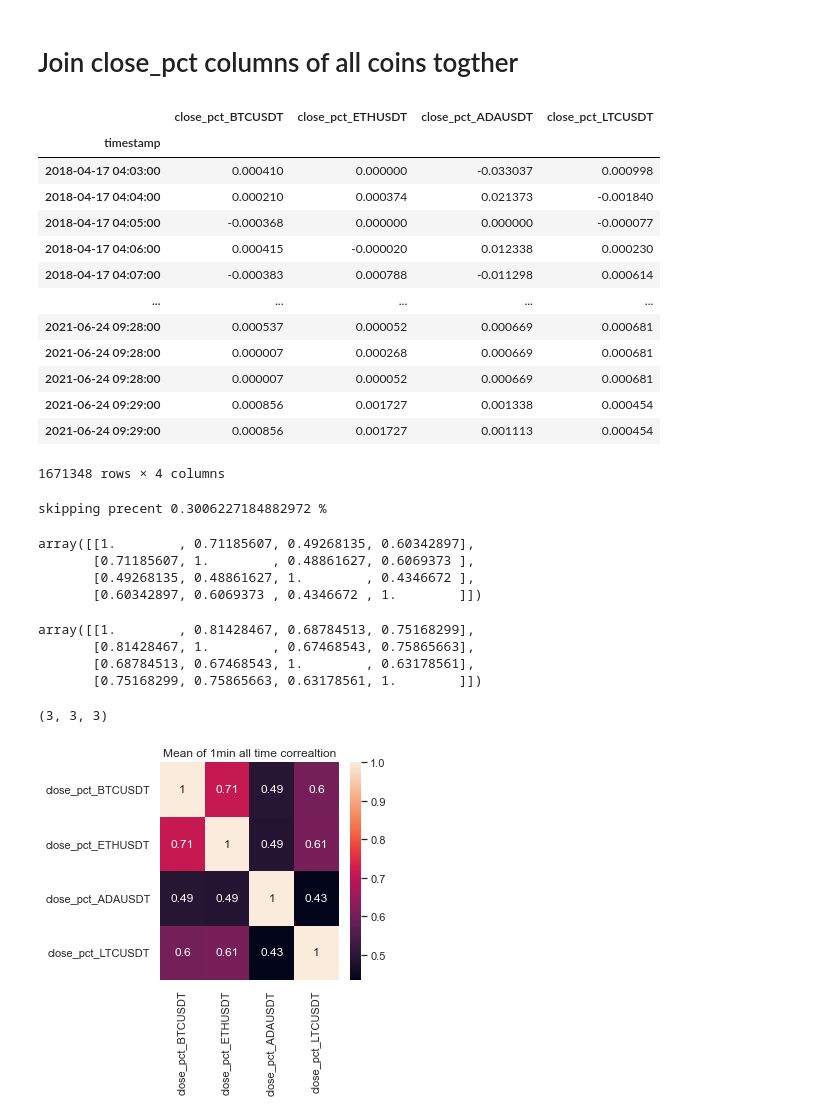
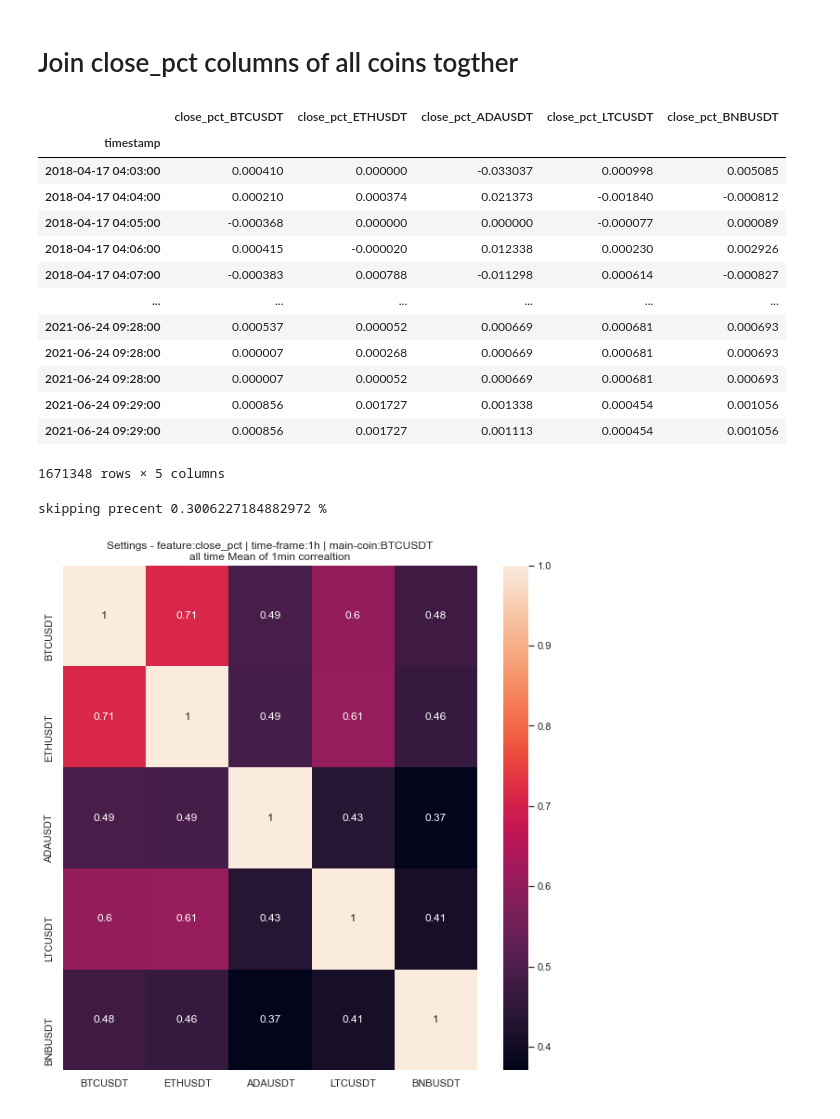
Before and after one commit to guyvandam/3rdYearResearchProject, a Jupyter notebook: correlation_research.ipynb, the cells around one changed output. Cells and saved outputs as stored; diff of their text form; code cells hidden in the pictures.

Commit message:
all time data we have compared to btc.

```diff
--- a/correlation_research.ipynb
+++ b/correlation_research.ipynb
@@ -11,7 +11,7 @@ import seaborn as sn
 # %%
 data_manager = DataManager()
 # %%
-coin_symbol_list = ["BTCUSDT", "ETHUSDT", "ADAUSDT", "LTCUSDT"]
+coin_symbol_list = ["BTCUSDT", "ETHUSDT", "ADAUSDT", "LTCUSDT", "BNBUSDT", "XRPUSDT"]
 feature = "close_pct"
 kline_size = "1h"
 main_coin_symbol = "BTCUSDT"
@@ -34,20 +34,20 @@ df.set_index("timestamp", inplace=True)
 # %%
 df
 # %% [output]
-|  | close_pct_BTCUSDT | close_pct_ETHUSDT | close_pct_ADAUSDT | close_pct_LTCUSDT |
-| timestamp |  |  |  |  |
-| 2018-04-17 04:03:00 | 0.000410 | 0.000000 | -0.033037 | 0.000998 |
-| 2018-04-17 04:04:00 | 0.000210 | 0.000374 | 0.021373 | -0.001840 |
-| 2018-04-17 04:05:00 | -0.000368 | 0.000000 | 0.000000 | -0.000077 |
-| 2018-04-17 04:06:00 | 0.000415 | -0.000020 | 0.012338 | 0.000230 |
-| 2018-04-17 04:07:00 | -0.000383 | 0.000788 | -0.011298 | 0.000614 |
-| ... | ... | ... | ... | ... |
-| 2021-06-24 09:28:00 | 0.000537 | 0.000052 | 0.000669 | 0.000681 |
-| 2021-06-24 09:28:00 | 0.000007 | 0.000268 | 0.000669 | 0.000681 |
-| 2021-06-24 09:28:00 | 0.000007 | 0.000052 | 0.000669 | 0.000681 |
-| 2021-06-24 09:29:00 | 0.000856 | 0.001727 | 0.001338 | 0.000454 |
-| 2021-06-24 09:29:00 | 0.000856 | 0.001727 | 0.001113 | 0.000454 |
+|  | close_pct_BTCUSDT | close_pct_ETHUSDT | close_pct_ADAUSDT | close_pct_LTCUSDT | close_pct_BNBUSDT |
+| timestamp |  |  |  |  |  |
+| 2018-04-17 04:03:00 | 0.000410 | 0.000000 | -0.033037 | 0.000998 | 0.005085 |
+| 2018-04-17 04:04:00 | 0.000210 | 0.000374 | 0.021373 | -0.001840 | -0.000812 |
+| 2018-04-17 04:05:00 | -0.000368 | 0.000000 | 0.000000 | -0.000077 | 0.000089 |
+| 2018-04-17 04:06:00 | 0.000415 | -0.000020 | 0.012338 | 0.000230 | 0.002926 |
+| 2018-04-17 04:07:00 | -0.000383 | 0.000788 | -0.011298 | 0.000614 | -0.000827 |
+| ... | ... | ... | ... | ... | ... |
+| 2021-06-24 09:28:00 | 0.000537 | 0.000052 | 0.000669 | 0.000681 | 0.000693 |
+| 2021-06-24 09:28:00 | 0.000007 | 0.000268 | 0.000669 | 0.000681 | 0.000693 |
+| 2021-06-24 09:28:00 | 0.000007 | 0.000052 | 0.000669 | 0.000681 | 0.000693 |
+| 2021-06-24 09:29:00 | 0.000856 | 0.001727 | 0.001338 | 0.000454 | 0.001056 |
+| 2021-06-24 09:29:00 | 0.000856 | 0.001727 | 0.001113 | 0.000454 | 0.001056 |
-1671348 rows × 4 columns
+1671348 rows × 5 columns
 # %%
 resampled_list = list(df.resample(rule="1h"))
 alltime_correlation_matrix_list, abnormal_correlation_matrix_list = [],[]
@@ -74,33 +74,17 @@ alltime_correlation_matrix_list = np.array(alltime_correlation_matrix_list)
 print(f"skipping precent {(skipping_counter/len(resampled_list))*100} %")
 # %% [output]
 skipping precent 0.3006227184882972 %
-# %%
-alltime_correlation_matrix_list.mean(axis=0)
-# %% [output]
-array([[1.        , 0.71185607, 0.49268135, 0.60342897],
-       [0.71185607, 1.        , 0.48861627, 0.6069373 ],
-       [0.49268135, 0.48861627, 1.        , 0.4346672 ],
-       [0.60342897, 0.6069373 , 0.4346672 , 1.        ]])
-# %%
-abnormal_correlation_matrix_list.mean(axis=0)
-# %% [output]
-array([[1.        , 0.81428467, 0.68784513, 0.75168299],
-       [0.81428467, 1.        , 0.67468543, 0.75865663],
-       [0.68784513, 0.67468543, 1.        , 0.63178561],
-       [0.75168299, 0.75865663, 0.63178561, 1.        ]])
-# %%
-tuple([3]*3)
-# %% [output]
-(3, 3, 3)
 # %%
 def plot_heatmap(correl_df, title):
-    mean_corr_df = pd.DataFrame(index=df.columns, columns=df.columns, data=correl_df)
+    mean_corr_df = pd.DataFrame(index=coin_symbol_list, columns=coin_symbol_list, data=correl_df)
 
-    fig_size = max(len(df.columns), 1)
+    fig_size = max(len(df.columns), 10)
     sn.set(rc={"figure.figsize":tuple([fig_size]*2)})
+    title = f"Settings - feature:{feature} | time-frame:{kline_size} | main-coin:{main_coin_symbol}\n" + title
+
     sn.heatmap(mean_corr_df, annot=True).set(title=title);
 # %%
-plot_heatmap(alltime_correlation_matrix_list.mean(axis=0), "Mean of 1min all time correaltion")
+plot_heatmap(alltime_correlation_matrix_list.mean(axis=0), "all time Mean of 1min correaltion")
 # %% [output]
-[figure, old version]
+[figure, new version]
 # %%
```
Also changed, not shown: parts of 5 cells of this notebook, 1 other file.
